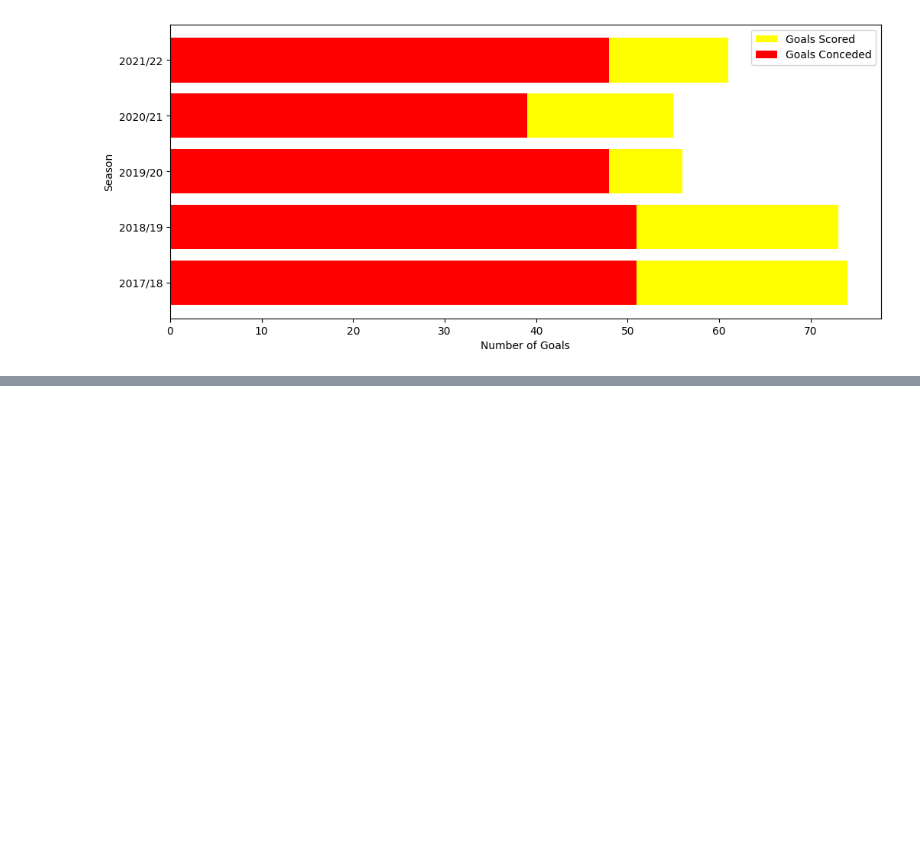
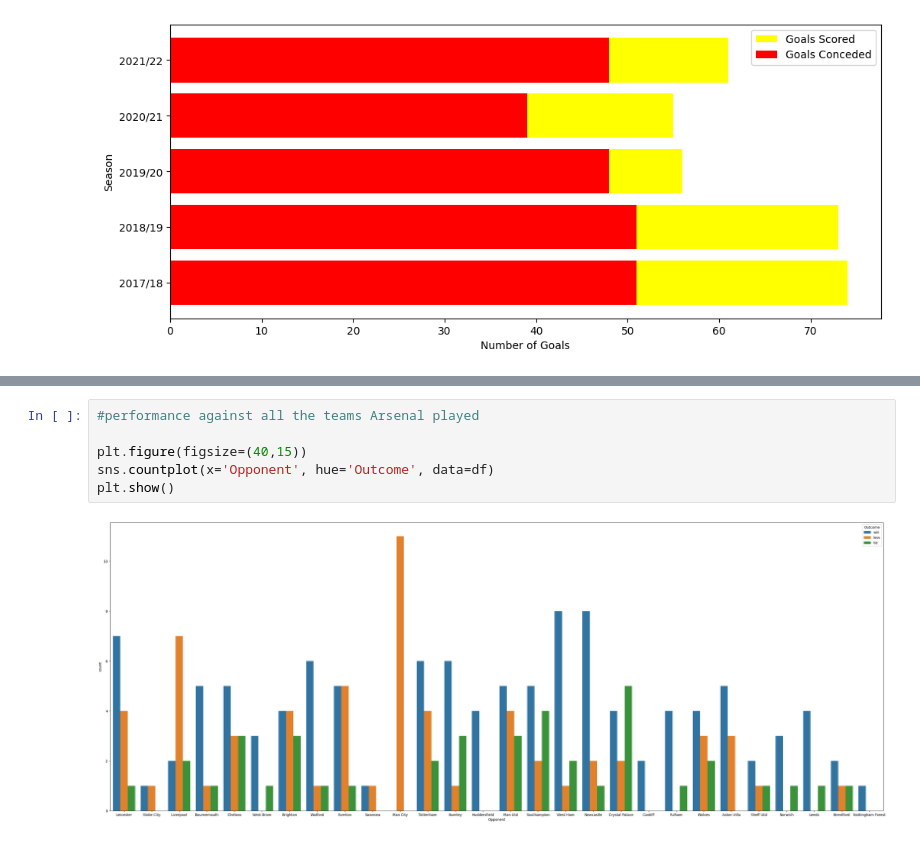
Before and after one commit to pranjalsinha1205/Arsenal_Matches_17_22_data_analysis, a Jupyter notebook: Arsenal_Matches_2017_22_Analysis.ipynb, the cells around one changed output, grey strips where cells are left out. Drawn from its saved outputs; the diff is of its cells as text; blank space fills up the shorter version.

```diff
--- a/Arsenal_Matches_2017_22_Analysis.ipynb
+++ b/Arsenal_Matches_2017_22_Analysis.ipynb
@@ -611,0 +623,8 @@ numpy.int64
+# %%
+#performance against all the teams Arsenal played
+
+plt.figure(figsize=(40,15))
+sns.countplot(x='Opponent', hue='Outcome', data=df)
+plt.show()
+# %% [output]
+[figure, added]
```
Also changed, not shown: parts of 5 cells of this notebook.
